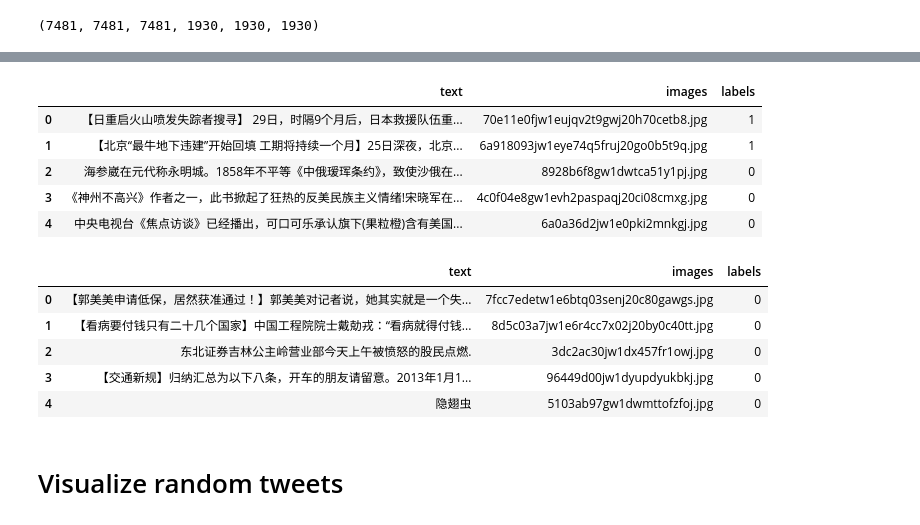
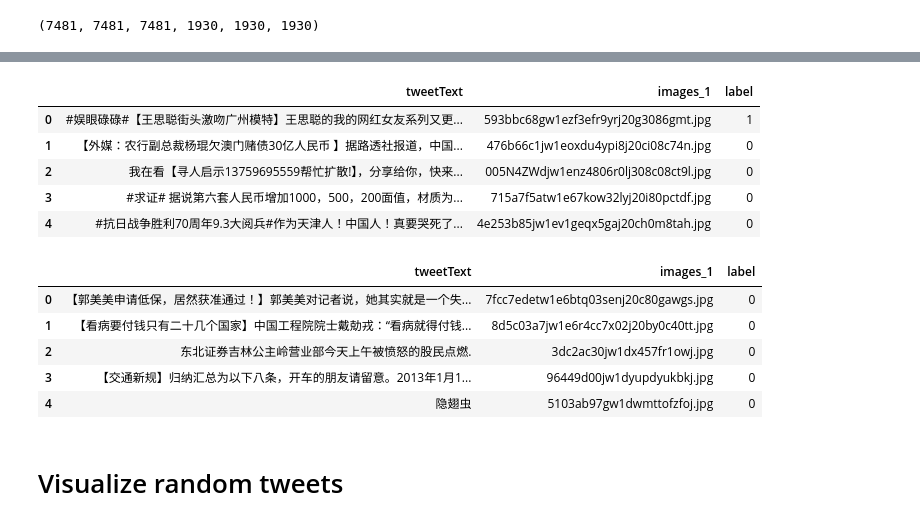
Before and after one commit to arnabbiswas66/multimodal-fake-news-classifier, a Jupyter notebook: Weibo_multimodal_classifier.ipynb, the cells around one changed output, grey strips where cells are left out. Drawn from its saved outputs; the diff is of its cells as text; code cells hidden in the pictures.

```diff
--- a/Weibo_multimodal_classifier.ipynb
+++ b/Weibo_multimodal_classifier.ipynb
@@ -142,6 +141,6 @@ testY = np.array(testY)
 # %%
 def index_to_delete(list_):
-    list_images_dir = listdir(BASE_SAVE_LOCATION+'/weibo-data/images/')
+    list_images_dir = listdir('/content/images/images')
     gif_list = ['957e1cf2tw1e5foxts295g206o03p4qp.gif','a716fd45jw1ev0cgf8j46g209505zh4i.gif','005vnhZYgw1evupo8ttddg308w06o4qp.gif','7da75521gw1ele2jvi85rg2096056u0x.gif']
     index = []
     for i,v in enumerate(list_):
@@ -216,24 +195,24 @@ array(['【日重启火山喷发失踪者搜寻】 29日，时隔9个月后，
 # %%
 train_df = pd.DataFrame()
-train_df['text'] = pd.Series(train_text)
-train_df['images'] = pd.Series(train_images)
-train_df['labels'] = pd.Series(trainY)
+train_df['tweetText'] = pd.Series(train_text)
+train_df['images_1'] = pd.Series(train_images)
+train_df['label'] = pd.Series(trainY)
 train_df.head()
 # %% [output]
-|  | text | images | labels |
-| 0 | 【日重启火山喷发失踪者搜寻】 29日，时隔9个月后，日本救援队伍重... | 70e11e0fjw1eujqv2t9gwj20h70cetb8.jpg | 1 |
-| 1 | 【北京“最牛地下违建”开始回填 工期将持续一个月】25日深夜，北京... | 6a918093jw1eye74q5fruj20go0b5t9q.jpg | 1 |
-| 2 | 海参崴在元代称永明城。1858年不平等《中俄瑷珲条约》，致使沙俄在... | 8928b6f8gw1dwtca51y1pj.jpg | 0 |
-| 3 | 《神州不高兴》作者之一，此书掀起了狂热的反美民族主义情绪!宋晓军在... | 4c0f04e8gw1evh2paspaqj20ci08cmxg.jpg | 0 |
-| 4 | 中央电视台《焦点访谈》已经播出，可口可乐承认旗下(果粒橙)含有美国... | 6a0a36d2jw1e0pki2mnkgj.jpg | 0 |
+|  | tweetText | images_1 | label |
+| 0 | #娱眼碌碌#【王思聪街头激吻广州模特】王思聪的我的网红女友系列又更... | 593bbc68gw1ezf3efr9yrj20g3086gmt.jpg | 1 |
+| 1 | 【外媒：农行副总裁杨琨欠澳门赌债30亿人民币 】据路透社报道，中国... | 476b66c1jw1eoxdu4ypi8j20ci08c74n.jpg | 0 |
+| 2 | 我在看【寻人启示13759695559帮忙扩散!】，分享给你，快来... | 005N4ZWdjw1enz4806r0lj308c08ct9l.jpg | 0 |
+| 3 | #求证# 据说第六套人民币增加1000，500，200面值，材质为... | 715a7f5atw1e67kow32lyj20i80pctdf.jpg | 0 |
+| 4 | #抗日战争胜利70周年9.3大阅兵#作为天津人！中国人！真要哭死了... | 4e253b85jw1ev1geqx5gaj20ch0m8tah.jpg | 0 |
 # %%
 test_df = pd.DataFrame()
-test_df['text'] = pd.Series(test_text)
-test_df['images'] = pd.Series(test_images)
-test_df['labels'] = pd.Series(testY)
+test_df['tweetText'] = pd.Series(test_text)
+test_df['images_1'] = pd.Series(test_images)
+test_df['label'] = pd.Series(testY)
 test_df.head()
 # %% [output]
-|  | text | images | labels |
+|  | tweetText | images_1 | label |
 | 0 | 【郭美美申请低保，居然获准通过！】郭美美对记者说，她其实就是一个失... | 7fcc7edetw1e6btq03senj20c80gawgs.jpg | 0 |
 | 1 | 【看病要付钱只有二十几个国家】中国工程院院士戴勀戎：“看病就得付钱... | 8d5c03a7jw1e6r4cc7x02j20by0c40tt.jpg | 0 |
 | 2 | 东北证券吉林公主岭营业部今天上午被愤怒的股民点燃. | 3dc2ac30jw1dx457fr1owj.jpg | 0 |
```
Also changed, not shown: parts of 92 cells of this notebook.
